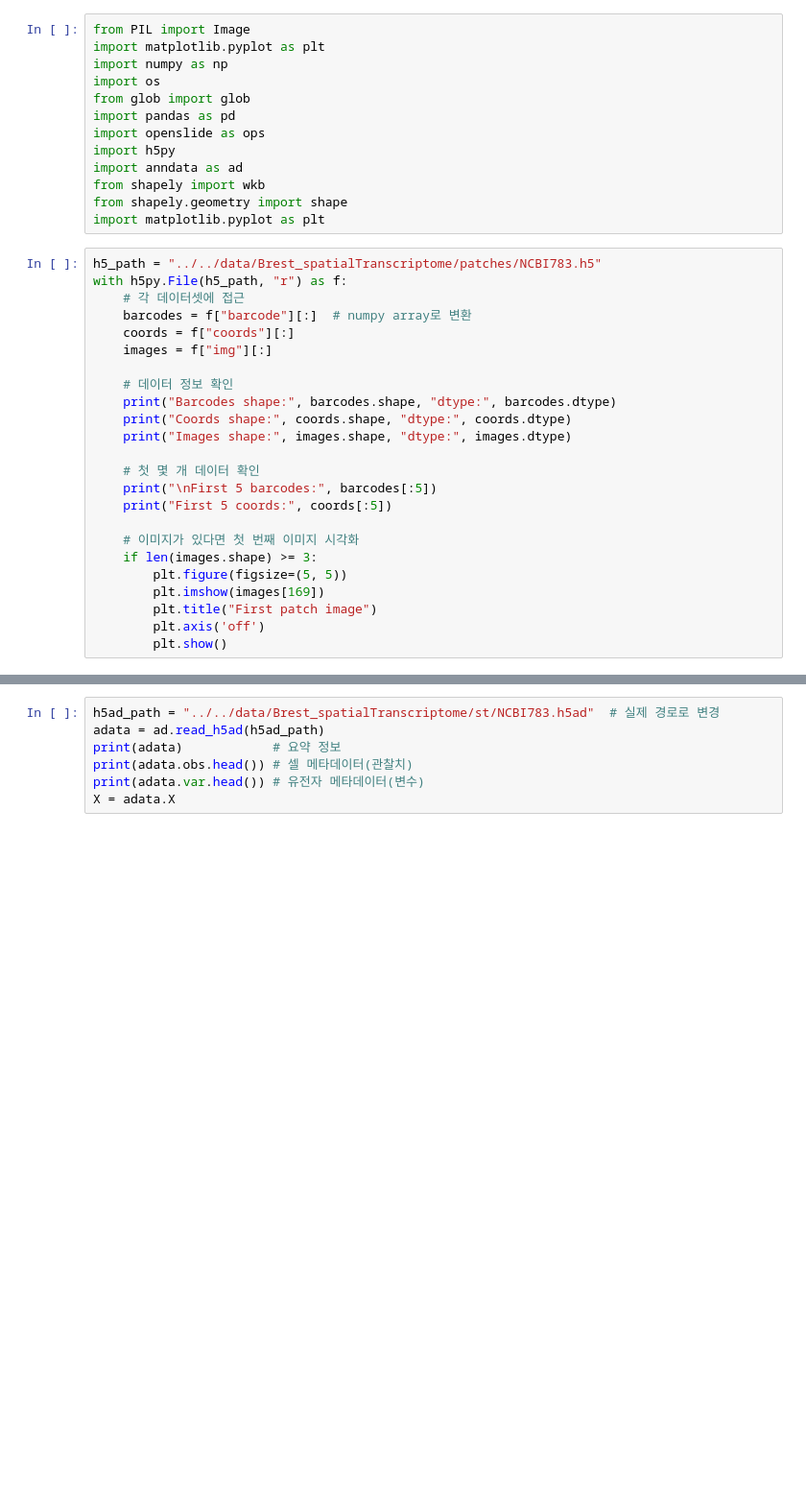
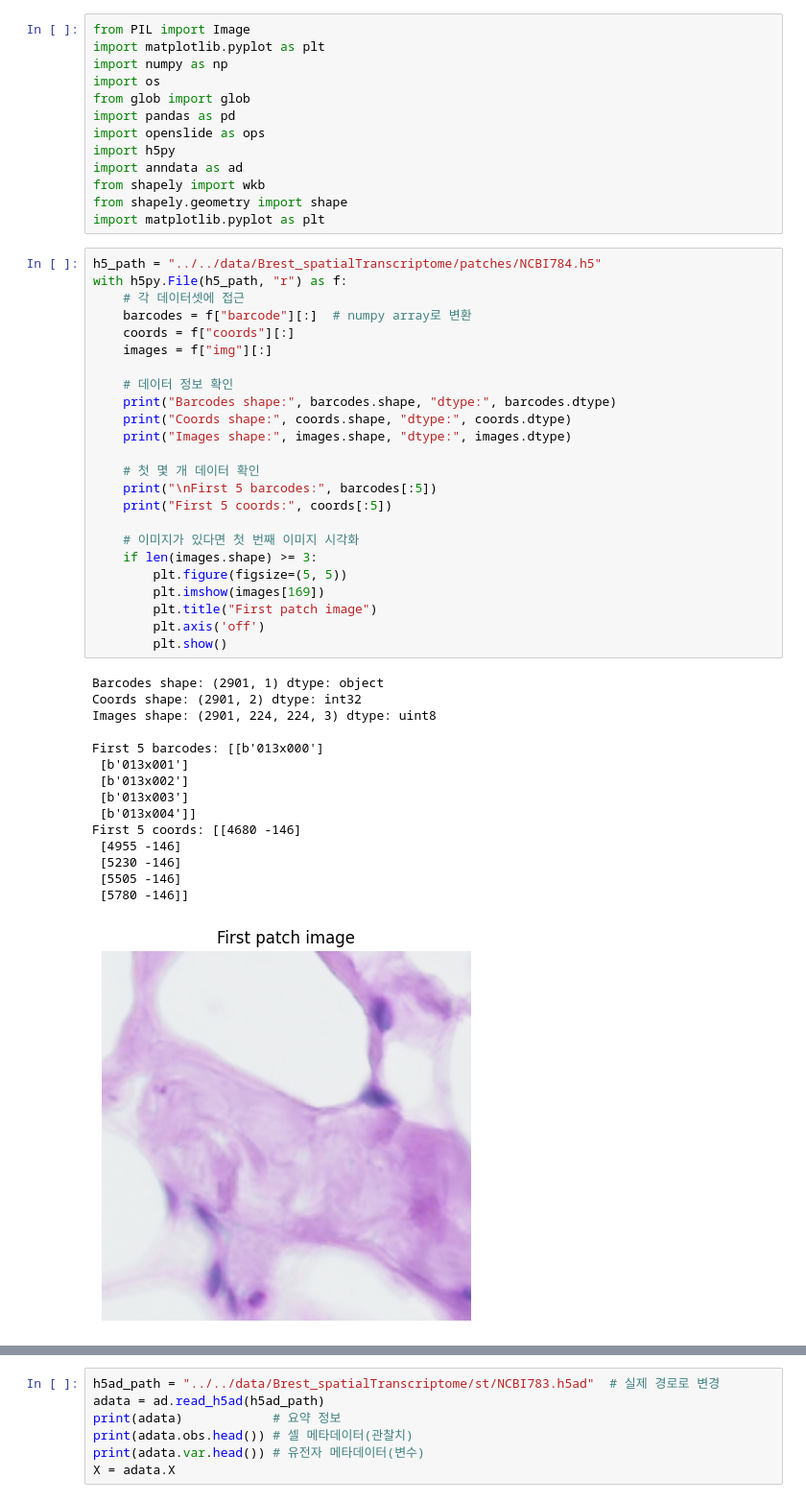
Before and after one commit to Leeyoungsup/hest_1k_data_analysis, a Jupyter notebook: data_analysis.ipynb, the cells around one changed output, grey strips where cells are left out. Shown at 96% size. Drawn from its saved outputs; the diff is of its cells as text; blank space fills up the shorter version.

```diff
--- a/data_analysis.ipynb
+++ b/data_analysis.ipynb
@@ -12,26 +12,42 @@ from shapely import wkb
 from shapely.geometry import shape
 import matplotlib.pyplot as plt
 # %%
-h5_path = "../../data/Brest_spatialTranscriptome/patches/NCBI783.h5"
+h5_path = "../../data/Brest_spatialTranscriptome/patches/NCBI784.h5"
 with h5py.File(h5_path, "r") as f:
     # 각 데이터셋에 접근
     barcodes = f["barcode"][:]  # numpy array로 변환
     coords = f["coords"][:]
     images = f["img"][:]
 
     # 데이터 정보 확인
     print("Barcodes shape:", barcodes.shape, "dtype:", barcodes.dtype)
     print("Coords shape:", coords.shape, "dtype:", coords.dtype)
     print("Images shape:", images.shape, "dtype:", images.dtype)
 
     # 첫 몇 개 데이터 확인
     print("\nFirst 5 barcodes:", barcodes[:5])
     print("First 5 coords:", coords[:5])
 
     # 이미지가 있다면 첫 번째 이미지 시각화
     if len(images.shape) >= 3:
         plt.figure(figsize=(5, 5))
         plt.imshow(images[169])
         plt.title("First patch image")
         plt.axis('off')
         plt.show()
+# %% [output]
+Barcodes shape: (2901, 1) dtype: object
+Coords shape: (2901, 2) dtype: int32
+Images shape: (2901, 224, 224, 3) dtype: uint8
+
+First 5 barcodes: [[b'013x000']
+ [b'013x001']
+ [b'013x002']
+ [b'013x003']
+ [b'013x004']]
+First 5 coords: [[4680 -146]
+ [4955 -146]
+ [5230 -146]
+ [5505 -146]
+ [5780 -146]]
+[figure, added]
```
Also changed, not shown: parts of 2 cells of this notebook.
